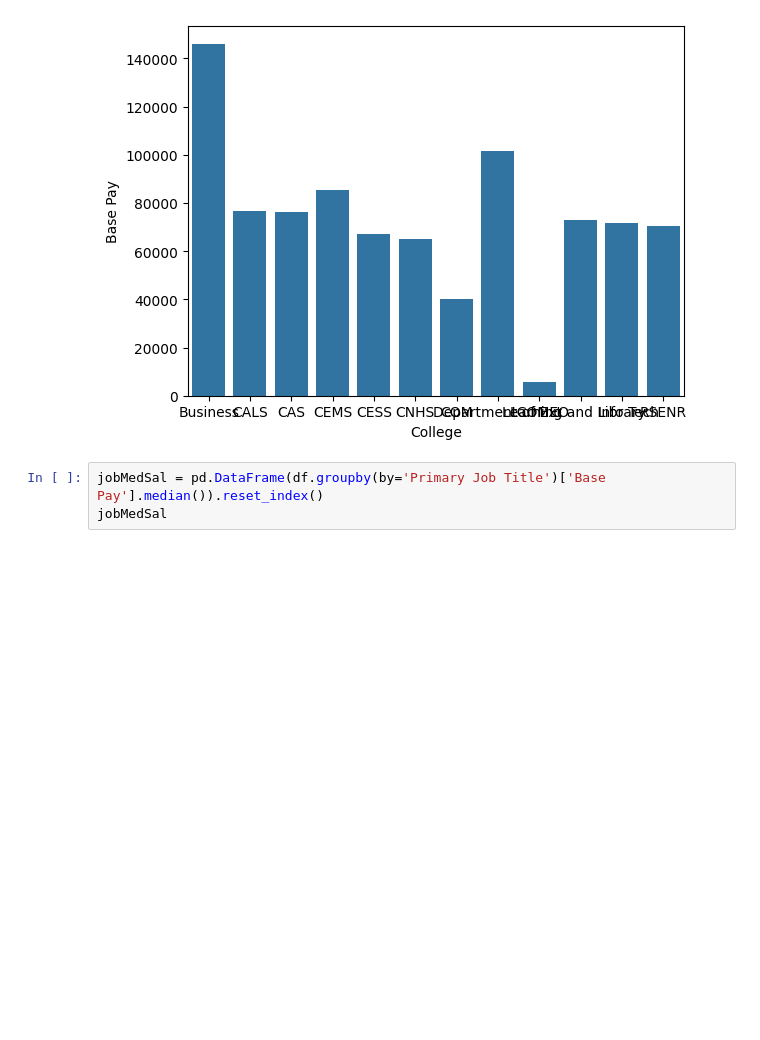
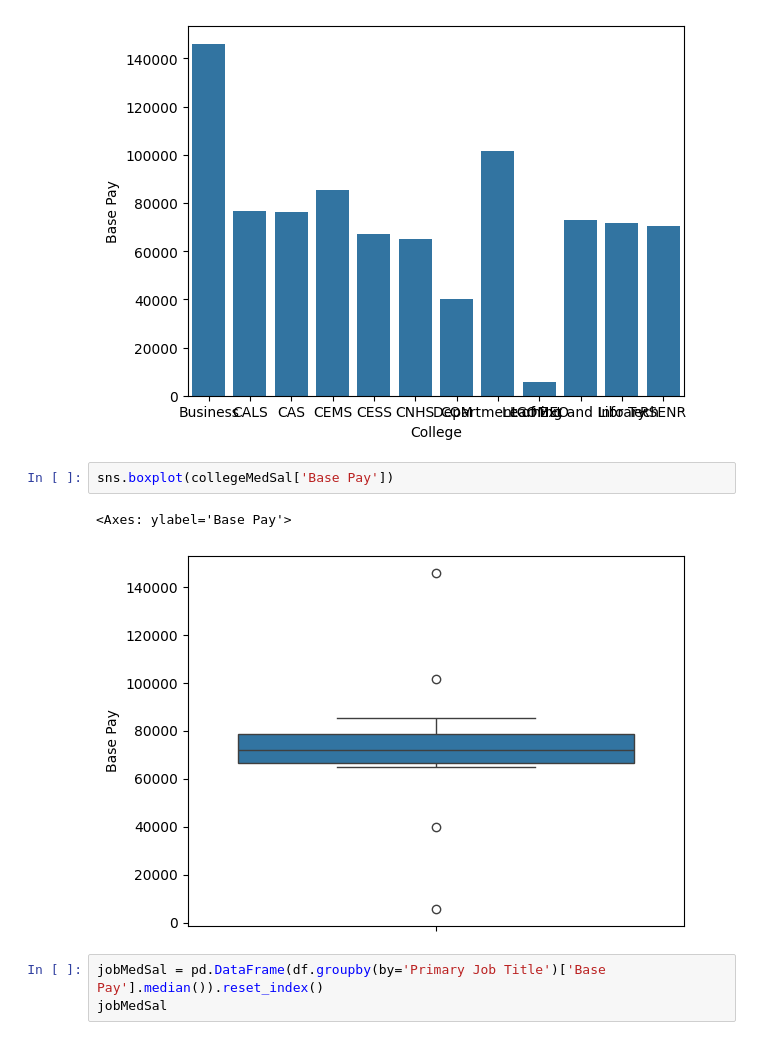
Before and after one commit to rommxl/Lab-experiments, a Jupyter notebook: ML/exp 1/exp 1.ipynb, the cells around one changed output. Saved outputs shown, nothing was run; the diff lists cells and outputs as text; blank space fills up the shorter version.

```diff
--- a/ML/exp 1/exp 1.ipynb
+++ b/ML/exp 1/exp 1.ipynb
@@ -70,6 +80,11 @@ sns.barplot(data=collegeMedSal,x = collegeMedSal['College'], y = collegeMedSal['
 # %% [output]
 <Axes: xlabel='College', ylabel='Base Pay'>
 [figure]
+# %%
+sns.boxplot(collegeMedSal['Base Pay'])
+# %% [output]
+<Axes: ylabel='Base Pay'>
+[figure, added]
 # %%
 jobMedSal = pd.DataFrame(df.groupby(by='Primary Job Title')['Base Pay'].median()).reset_index()
 jobMedSal
```
Also changed, not shown: parts of 6 cells of this notebook, 13 other files.
